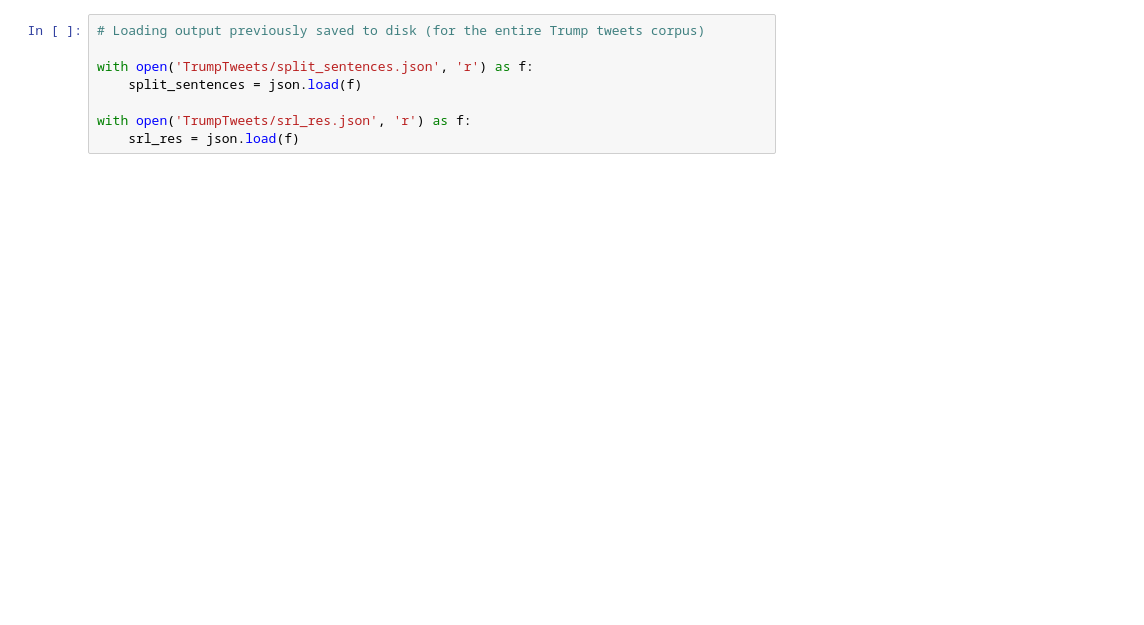
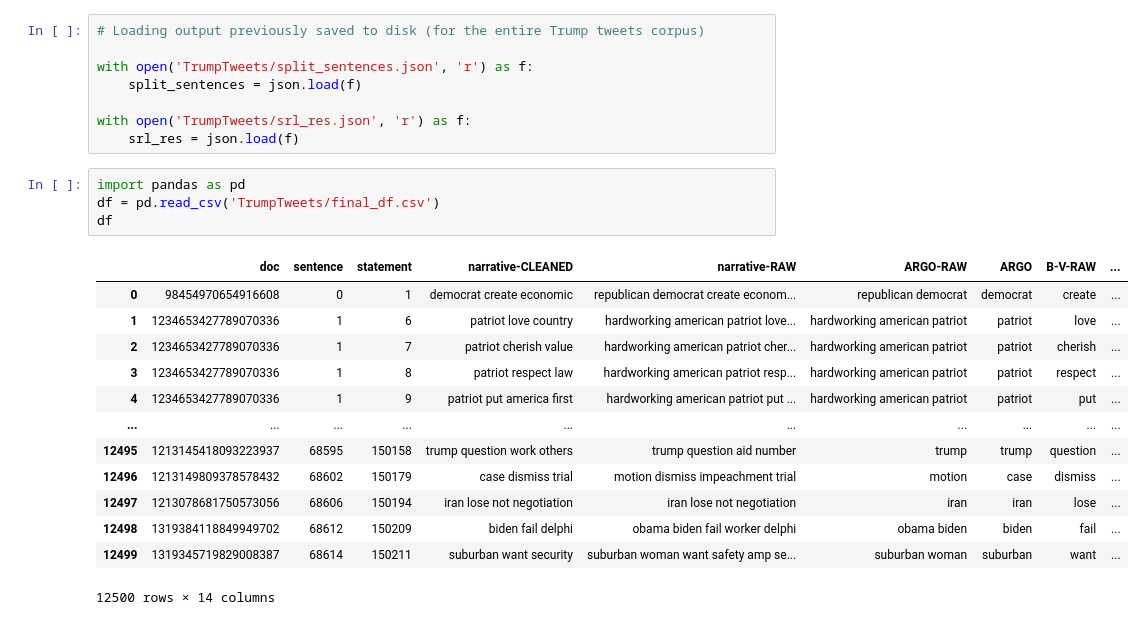
Before and after one commit to relatio-nlp/relatio, a Jupyter notebook: Tutorial/trump_tweets.ipynb, the cells around one changed output. Drawn from its saved outputs; the diff is of its cells as text; blank space fills up the shorter version.

```diff
--- a/Tutorial/trump_tweets.ipynb
+++ b/Tutorial/trump_tweets.ipynb
@@ -148,3 +151,21 @@ with open('TrumpTweets/split_sentences.json', 'r') as f:
 
 with open('TrumpTweets/srl_res.json', 'r') as f:
     srl_res = json.load(f)
+# %%
+import pandas as pd
+df = pd.read_csv('TrumpTweets/final_df.csv')
+df
+# %% [output]
+|  | doc | sentence | statement | narrative-CLEANED | narrative-RAW | ARGO-RAW | ARGO | B-V-RAW | ... |
+| 0 | 98454970654916608 | 0 | 1 | democrat create economic | republican democrat create econom... | republican democrat | democrat | create | ... |
+| 1 | 1234653427789070336 | 1 | 6 | patriot love country | hardworking american patriot love... | hardworking american patriot | patriot | love | ... |
+| 2 | 1234653427789070336 | 1 | 7 | patriot cherish value | hardworking american patriot cher... | hardworking american patriot | patriot | cherish | ... |
+| 3 | 1234653427789070336 | 1 | 8 | patriot respect law | hardworking american patriot resp... | hardworking american patriot | patriot | respect | ... |
+| 4 | 1234653427789070336 | 1 | 9 | patriot put america first | hardworking american patriot put ... | hardworking american patriot | patriot | put | ... |
+| ... | ... | ... | ... | ... | ... | ... | ... | ... | ... |
+| 12495 | 1213145418093223937 | 68595 | 150158 | trump question work others | trump question aid number | trump | trump | question | ... |
+| 12496 | 1213149809378578432 | 68602 | 150179 | case dismiss trial | motion dismiss impeachment trial | motion | case | dismiss | ... |
+| 12497 | 1213078681750573056 | 68606 | 150194 | iran lose not negotiation | iran lose not negotiation | iran | iran | lose | ... |
+| 12498 | 1319384118849949702 | 68612 | 150209 | biden fail delphi | obama biden fail worker delphi | obama biden | biden | fail | ... |
+| 12499 | 1319345719829008387 | 68614 | 150211 | suburban want security | suburban woman want safety amp se... | suburban woman | suburban | want | ... |
+12500 rows × 14 columns
```
Also changed, not shown: parts of 6 cells of this notebook, 1 other file.
